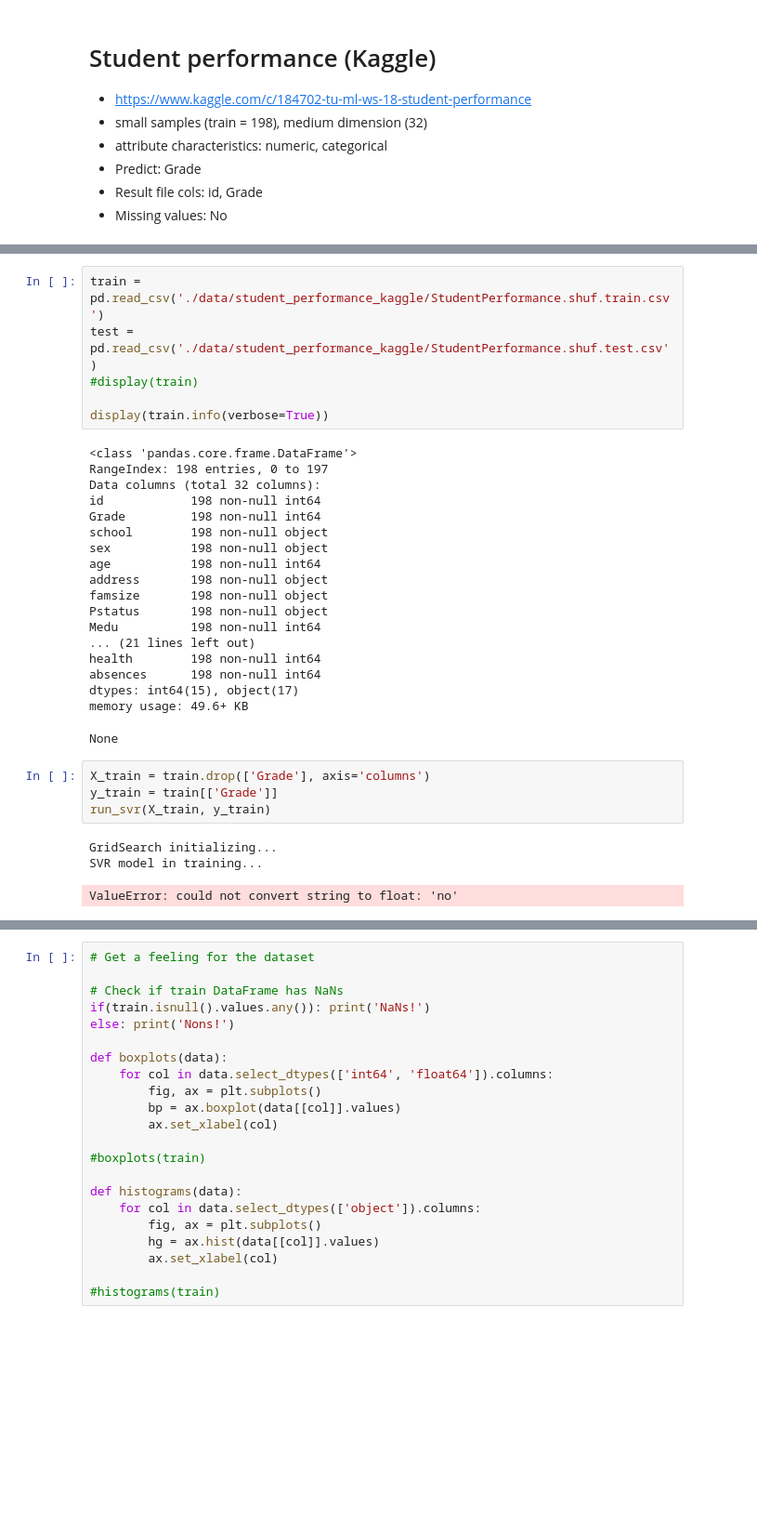
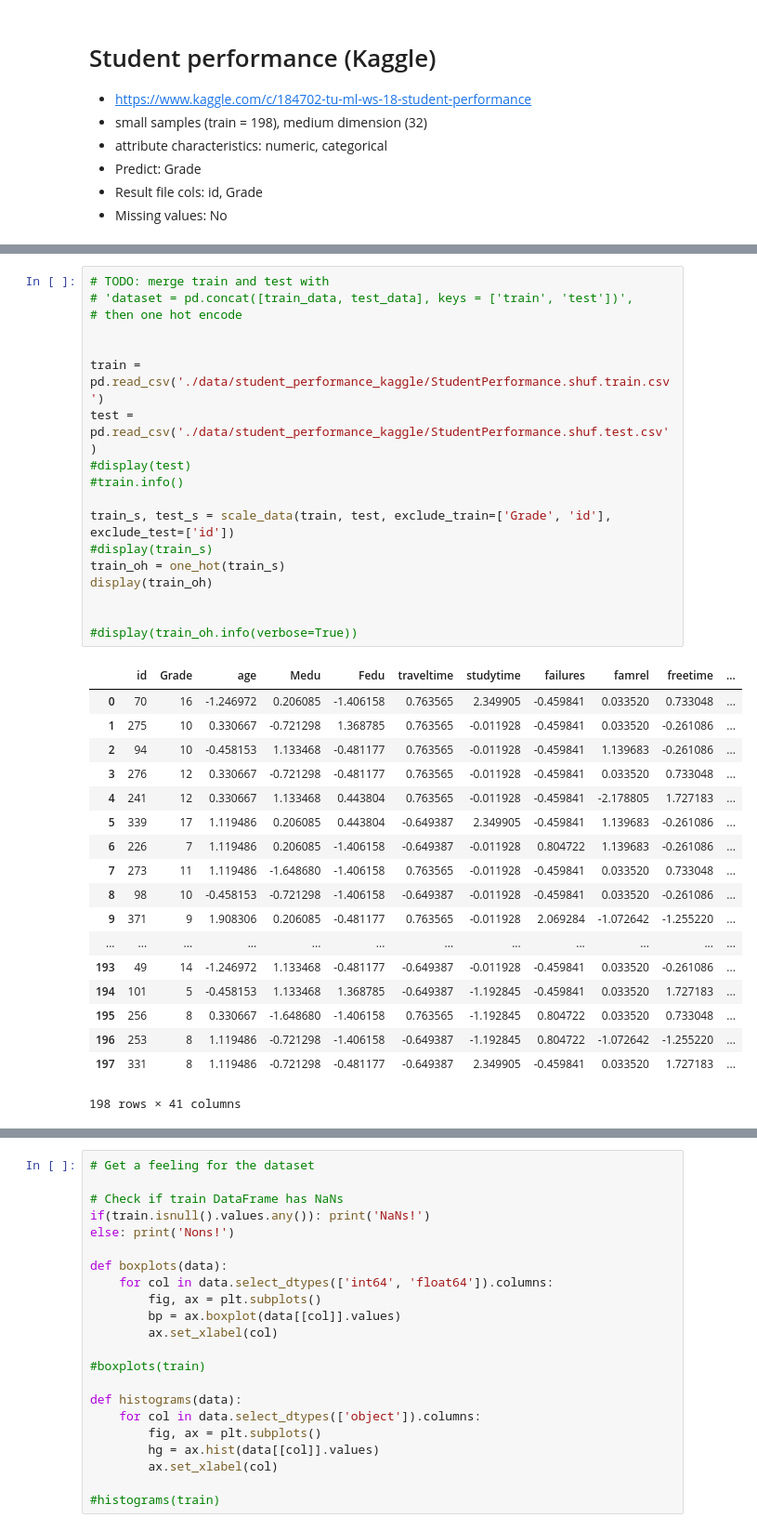
Before and after one commit to annamarianau/ml_project_regression, a Jupyter notebook: student_performance_kaggle.ipynb, the cells around one changed output, grey strips where cells are left out. Shown: that part at 93% size. Cells and saved outputs as stored; diff of their text form; blank space fills up the shorter version.

Commit message:
added results, worked on SVR, added excludes to scale_data,

```diff
--- a/student_performance_kaggle.ipynb
+++ b/student_performance_kaggle.ipynb
@@ -14,33 +22,37 @@ import matplotlib.pyplot as plt
 # %%
+# TODO: merge train and test with
+# 'dataset = pd.concat([train_data, test_data], keys = ['train', 'test'])',
+# then one hot encode
+
+
 train = pd.read_csv('./data/student_performance_kaggle/StudentPerformance.shuf.train.csv')
 test = pd.read_csv('./data/student_performance_kaggle/StudentPerformance.shuf.test.csv')
-#display(train)
+#display(test)
+#train.info()
 
-display(train.info(verbose=True))
+train_s, test_s = scale_data(train, test, exclude_train=['Grade', 'id'], exclude_test=['id'])
+#display(train_s)
+train_oh = one_hot(train_s)
+display(train_oh)
+
+
+#display(train_oh.info(verbose=True))
 # %% [output]
+|  | id | Grade | age | Medu | Fedu | traveltime | studytime | failures | famrel | freetime | ... |
+| 0 | 70 | 16 | -1.246972 | 0.206085 | -1.406158 | 0.763565 | 2.349905 | -0.459841 | 0.033520 | 0.733048 | ... |
+| 1 | 275 | 10 | 0.330667 | -0.721298 | 1.368785 | 0.763565 | -0.011928 | -0.459841 | 0.033520 | -0.261086 | ... |
+| 2 | 94 | 10 | -0.458153 | 1.133468 | -0.481177 | 0.763565 | -0.011928 | -0.459841 | 1.139683 | -0.261086 | ... |
+| 3 | 276 | 12 | 0.330667 | -0.721298 | -0.481177 | 0.763565 | -0.011928 | -0.459841 | 0.033520 | 0.733048 | ... |
+| 4 | 241 | 12 | 0.330667 | 1.133468 | 0.443804 | 0.763565 | -0.011928 | -0.459841 | -2.178805 | 1.727183 | ... |
+| 5 | 339 | 17 | 1.119486 | 0.206085 | 0.443804 | -0.649387 | 2.349905 | -0.459841 | 1.139683 | -0.261086 | ... |
+| 6 | 226 | 7 | 1.119486 | 0.206085 | -1.406158 | -0.649387 | -0.011928 | 0.804722 | 1.139683 | -0.261086 | ... |
+| 7 | 273 | 11 | 1.119486 | -1.648680 | -1.406158 | 0.763565 | -0.011928 | -0.459841 | 0.033520 | 0.733048 | ... |
+| 8 | 98 | 10 | -0.458153 | -0.721298 | -1.406158 | -0.649387 | -0.011928 | -0.459841 | 0.033520 | -0.261086 | ... |
+| 9 | 371 | 9 | 1.908306 | 0.206085 | -0.481177 | 0.763565 | -0.011928 | 2.069284 | -1.072642 | -1.255220 | ... |
+| ... | ... | ... | ... | ... | ... | ... | ... | ... | ... | ... | ... |
+| 193 | 49 | 14 | -1.246972 | 1.133468 | -0.481177 | -0.649387 | -0.011928 | -0.459841 | 0.033520 | -0.261086 | ... |
+| 194 | 101 | 5 | -0.458153 | 1.133468 | 1.368785 | -0.649387 | -1.192845 | -0.459841 | 0.033520 | 1.727183 | ... |
+| 195 | 256 | 8 | 0.330667 | -1.648680 | -1.406158 | 0.763565 | -1.192845 | 0.804722 | 0.033520 | 0.733048 | ... |
+| 196 | 253 | 8 | 1.119486 | -0.721298 | -1.406158 | -0.649387 | -1.192845 | 0.804722 | -1.072642 | -1.255220 | ... |
+| 197 | 331 | 8 | 1.119486 | -0.721298 | -0.481177 | -0.649387 | 2.349905 | -0.459841 | 0.033520 | 1.727183 | ... |
-<class 'pandas.core.frame.DataFrame'>
-RangeIndex: 198 entries, 0 to 197
-Data columns (total 32 columns):
-id            198 non-null int64
-Grade         198 non-null int64
-school        198 non-null object
-sex           198 non-null object
-age           198 non-null int64
-address       198 non-null object
-famsize       198 non-null object
-Pstatus       198 non-null object
-Medu          198 non-null int64
-... (21 lines left out)
-health        198 non-null int64
-absences      198 non-null int64
-dtypes: int64(15), object(17)
-memory usage: 49.6+ KB
+198 rows × 41 columns
-None
-# %%
-X_train = train.drop(['Grade'], axis='columns')
-y_train = train[['Grade']]
-run_svr(X_train, y_train)
-# %% [output]
-GridSearch initializing...
-SVR model in training...
-ValueError: could not convert string to float: 'no'
```
Also changed, not shown: parts of 4 cells of this notebook, 8 other files.
